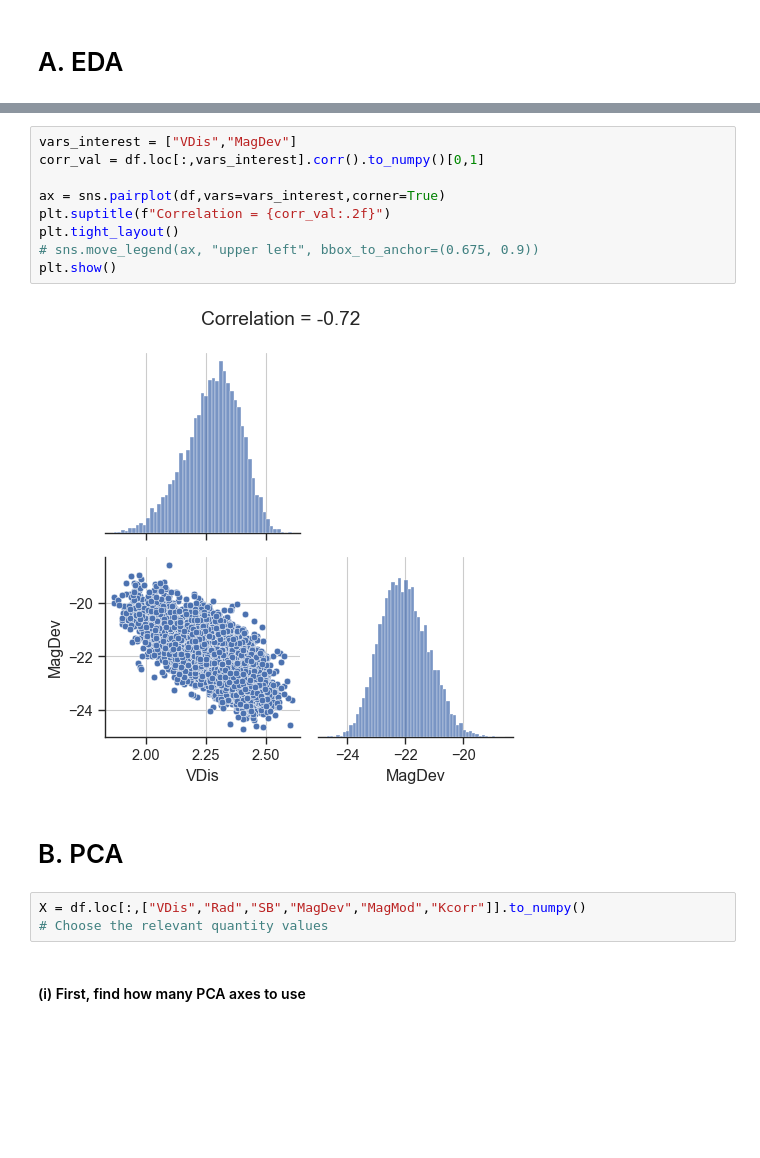
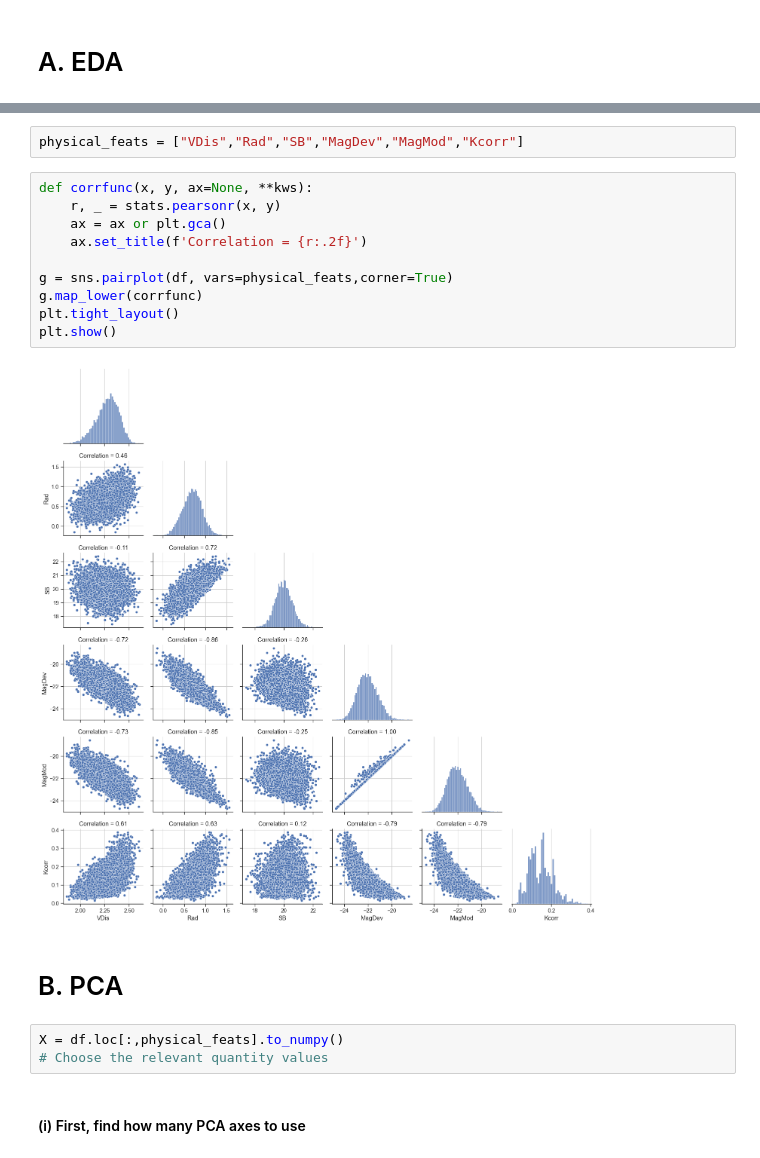
Before and after one commit to sidchaini/PHYS838, a Jupyter notebook: 630/project/project.ipynb, the cells around one changed output, grey strips where cells are left out. Drawn from its saved outputs; the diff is of its cells as text; blank space fills up the shorter version.

```diff
--- a/630/project/project.ipynb
+++ b/630/project/project.ipynb
@@ -62,18 +95,21 @@ df
-# %%
-vars_interest = ["VDis","MagDev"]
-corr_val = df.loc[:,vars_interest].corr().to_numpy()[0,1]
-
-ax = sns.pairplot(df,vars=vars_interest,corner=True)
-plt.suptitle(f"Correlation = {corr_val:.2f}")
-plt.tight_layout()
-# sns.move_legend(ax, "upper left", bbox_to_anchor=(0.675, 0.9))
-plt.show()
-# %% [output]
-[figure, removed]
+# %%
+physical_feats = ["VDis","Rad","SB","MagDev","MagMod","Kcorr"]
+# %%
+def corrfunc(x, y, ax=None, **kws):
+    r, _ = stats.pearsonr(x, y)
+    ax = ax or plt.gca()
+    ax.set_title(f'Correlation = {r:.2f}')
+
+g = sns.pairplot(df, vars=physical_feats,corner=True)
+g.map_lower(corrfunc)
+plt.tight_layout()
+plt.show()
+# %% [output]
+[figure, added]
 # %% [markdown]
 # B. PCA
 # %%
-X = df.loc[:,["VDis","Rad","SB","MagDev","MagMod","Kcorr"]].to_numpy()
+X = df.loc[:,physical_feats].to_numpy()
 # Choose the relevant quantity values
 # %% [markdown]
 #### (i) First, find how many PCA axes to use
```
Also changed, not shown: parts of 21 cells of this notebook, 1 other file.
